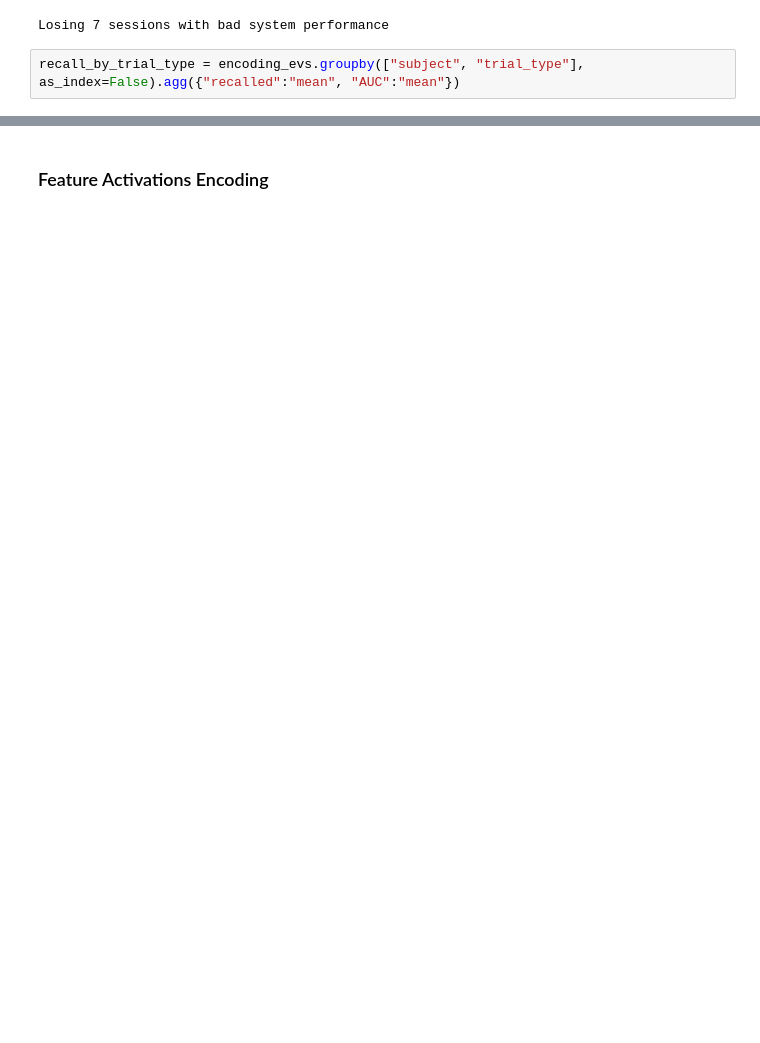
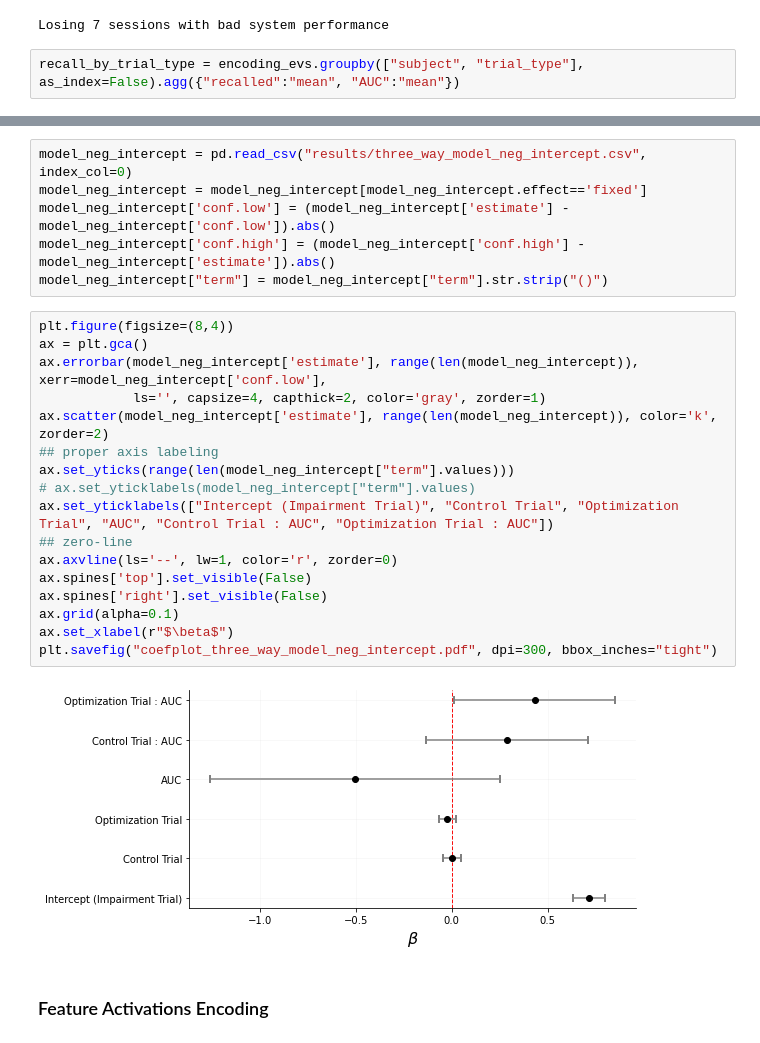
Before and after one commit to pennmem/optimizing-memory, a Jupyter notebook: optimize-memory-main.ipynb, the cells around one changed output, grey strips where cells are left out. Cells and saved outputs as stored; diff of their text form; blank space fills up the shorter version.

```diff
--- a/multivariate.ipynb
+++ b/optimize-memory-main.ipynb
@@ -687,6 +498,31 @@ ax.set_xlabel("Closed-loop AUC")
 plt.savefig("AUC_recall_correlation.pdf", dpi=300, bbox_inches="tight")
 # %% [output]
 [figure]
+# %%
+model_neg_intercept = pd.read_csv("results/three_way_model_neg_intercept.csv", index_col=0)
+model_neg_intercept = model_neg_intercept[model_neg_intercept.effect=='fixed']
+model_neg_intercept['conf.low'] = (model_neg_intercept['estimate'] - model_neg_intercept['conf.low']).abs()
+model_neg_intercept['conf.high'] = (model_neg_intercept['conf.high'] - model_neg_intercept['estimate']).abs()
+model_neg_intercept["term"] = model_neg_intercept["term"].str.strip("()")
+# %%
+plt.figure(figsize=(8,4))
+ax = plt.gca()
+ax.errorbar(model_neg_intercept['estimate'], range(len(model_neg_intercept)), xerr=model_neg_intercept['conf.low'],
+            ls='', capsize=4, capthick=2, color='gray', zorder=1)
+ax.scatter(model_neg_intercept['estimate'], range(len(model_neg_intercept)), color='k', zorder=2)
+## proper axis labeling
+ax.set_yticks(range(len(model_neg_intercept["term"].values)))
+# ax.set_yticklabels(model_neg_intercept["term"].values)
+ax.set_yticklabels(["Intercept (Impairment Trial)", "Control Trial", "Optimization Trial", "AUC", "Control Trial : AUC", "Optimization Trial : AUC"])
+## zero-line
+ax.axvline(ls='--', lw=1, color='r', zorder=0)
+ax.spines['top'].set_visible(False)
+ax.spines['right'].set_visible(False)
+ax.grid(alpha=0.1)
+ax.set_xlabel(r"$\beta$")
+plt.savefig("coefplot_three_way_model_neg_intercept.pdf", dpi=300, bbox_inches="tight")
+# %% [output]
+[figure, added]
 # %% [markdown]
 ### Feature Activations Encoding
 # %%
```
Also changed, not shown: parts of 29 cells of this notebook, 8 other files.
